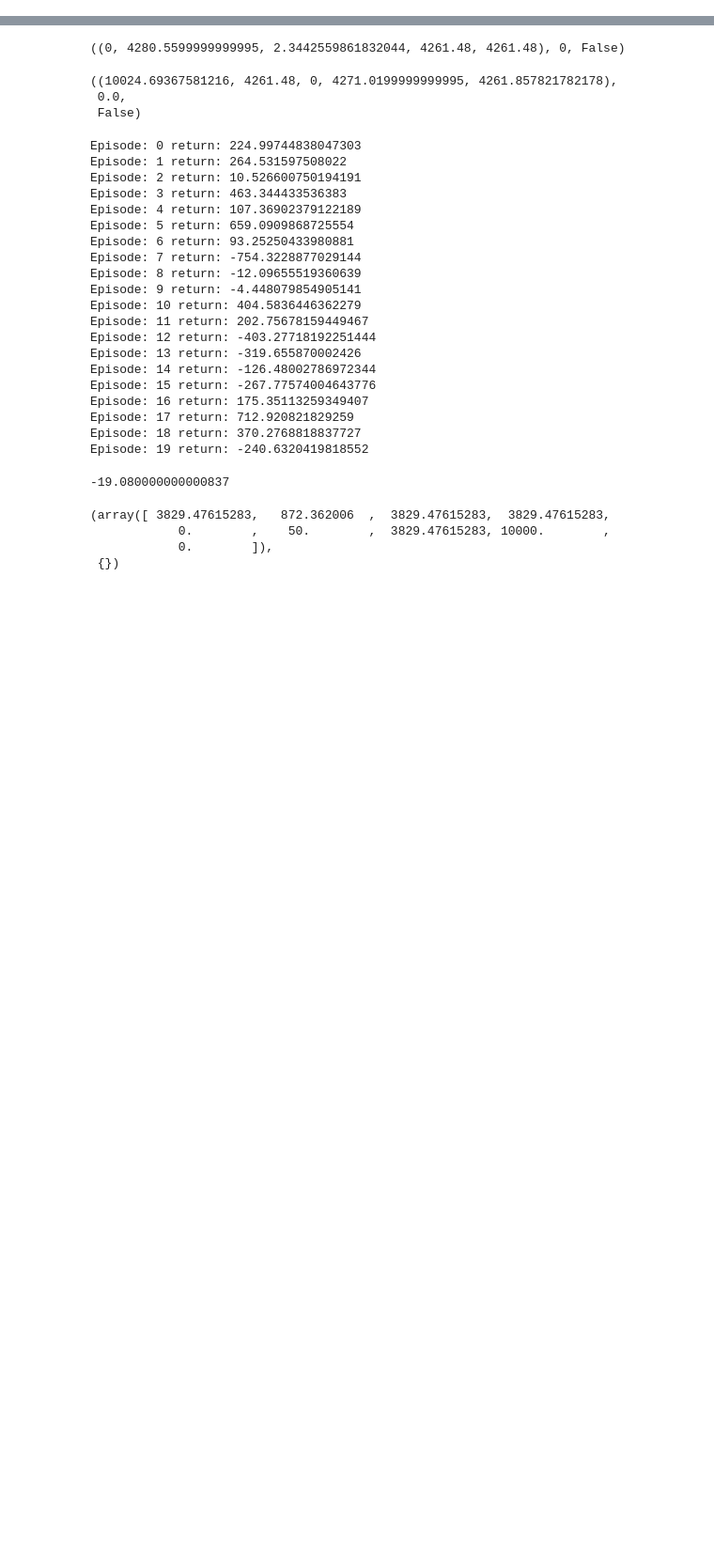
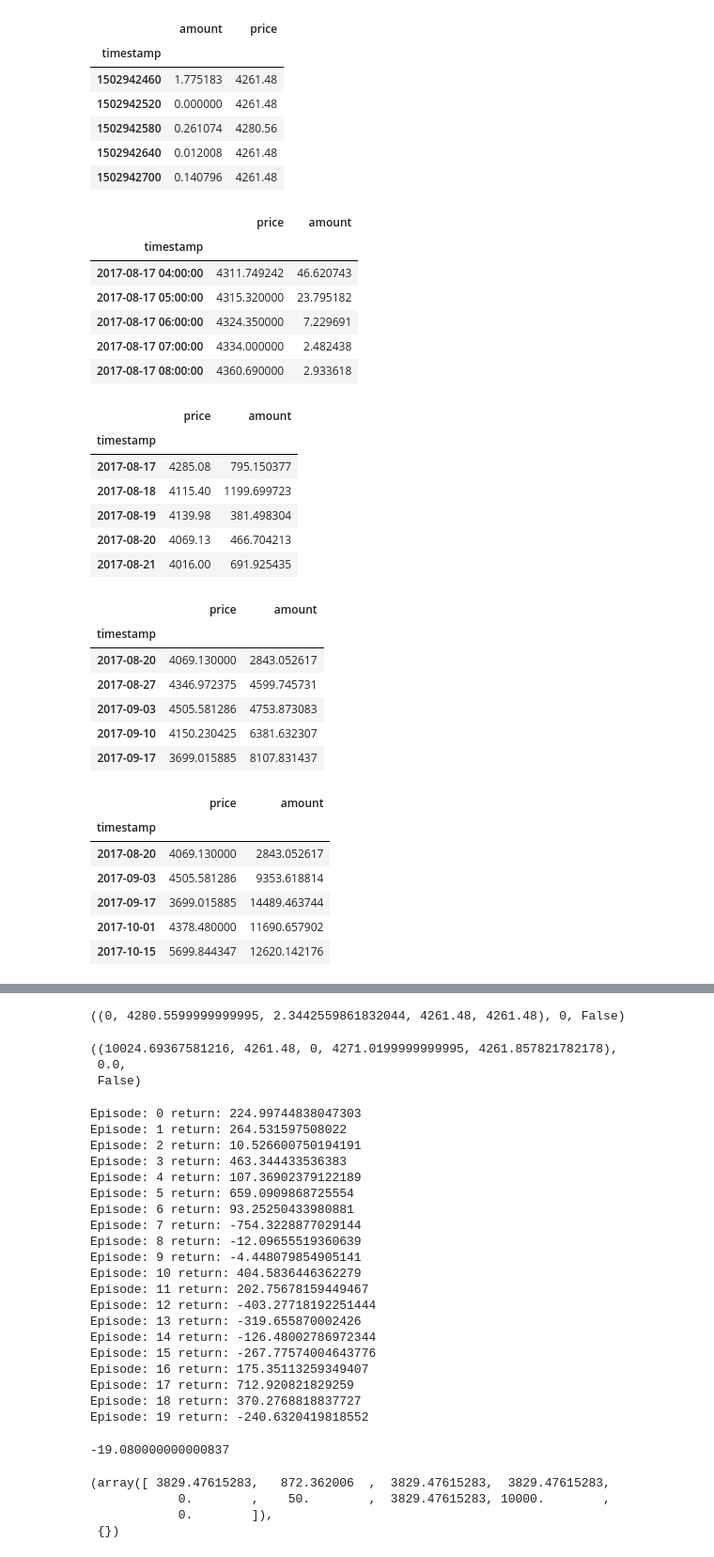
Before and after one commit to Fassty/diploma-thesis, a Jupyter notebook: notebooks/simple_rl_env_testing.ipynb, the cells around one changed output, grey strips where cells are left out. Shown: that part at 94% size. Saved outputs shown, nothing was run; the diff lists cells and outputs as text; code cells hidden in the pictures; blank space fills up the shorter version.

```diff
--- a/notebooks/simple_rl_env_testing.ipynb
+++ b/notebooks/simple_rl_env_testing.ipynb
@@ -17,0 +16,62 @@ state, done = env.reset()
+# %%
+exchange_data = pd.read_hdf('../data/binance_BTC_USDT.h5')
+exchange_data.sort_index(inplace=True)
+exchange_data = exchange_data[~exchange_data.index.duplicated(keep='first')]
+exchange_data = exchange_data.reindex(np.arange(exchange_data.index[0], exchange_data.index[-1] + 1, 60))
+exchange_data['price'] = exchange_data['price'].ffill()
+exchange_data['amount'] = exchange_data['amount'].fillna(value=0)
+
+display(exchange_data.head(5))
+
+exchange_data.index = pd.to_datetime(exchange_data.index * 1e9)
+price_data_1m = exchange_data['price'].to_numpy()
+volume_data_1m = exchange_data['amount'].to_numpy()
+
+agg_mapping = {'price': 'last', 'amount': 'sum'}
+hourly_data = exchange_data.groupby(pd.Grouper(freq='1h')).agg(agg_mapping)
+daily_data = exchange_data.groupby(pd.Grouper(freq='1d')).agg(agg_mapping)
+weekly_data = exchange_data.groupby(pd.Grouper(freq='1w')).agg(agg_mapping)
+biweekly_data = exchange_data.groupby(pd.Grouper(freq='2w')).agg(agg_mapping)
+monthly_data = exchange_data.groupby(pd.Grouper(freq='1M')).agg(agg_mapping)
+
+display(hourly_data.head(5))
+display(daily_data.head(5))
+display(weekly_data.head(5))
+display(biweekly_data.head(5))
+display(monthly_data.head(5))
+# %% [output]
+|  | amount | price |
+| timestamp |  |  |
+| 1502942460 | 1.775183 | 4261.48 |
+| 1502942520 | 0.000000 | 4261.48 |
+| 1502942580 | 0.261074 | 4280.56 |
+| 1502942640 | 0.012008 | 4261.48 |
+| 1502942700 | 0.140796 | 4261.48 |
+|  | price | amount |
+| timestamp |  |  |
+| 2017-08-17 04:00:00 | 4311.749242 | 46.620743 |
+| 2017-08-17 05:00:00 | 4315.320000 | 23.795182 |
+| 2017-08-17 06:00:00 | 4324.350000 | 7.229691 |
+| 2017-08-17 07:00:00 | 4334.000000 | 2.482438 |
+| 2017-08-17 08:00:00 | 4360.690000 | 2.933618 |
+|  | price | amount |
+| timestamp |  |  |
+| 2017-08-17 | 4285.08 | 795.150377 |
+| 2017-08-18 | 4115.40 | 1199.699723 |
+| 2017-08-19 | 4139.98 | 381.498304 |
+| 2017-08-20 | 4069.13 | 466.704213 |
+| 2017-08-21 | 4016.00 | 691.925435 |
+|  | price | amount |
+| timestamp |  |  |
+| 2017-08-20 | 4069.130000 | 2843.052617 |
+| 2017-08-27 | 4346.972375 | 4599.745731 |
+| 2017-09-03 | 4505.581286 | 4753.873083 |
+| 2017-09-10 | 4150.230425 | 6381.632307 |
+| 2017-09-17 | 3699.015885 | 8107.831437 |
+|  | price | amount |
+| timestamp |  |  |
+| 2017-08-20 | 4069.130000 | 2843.052617 |
+| 2017-09-03 | 4505.581286 | 9353.618814 |
+| 2017-09-17 | 3699.015885 | 14489.463744 |
+| 2017-10-01 | 4378.480000 | 11690.657902 |
+| 2017-10-15 | 5699.844347 | 12620.142176 |
```
Also changed, not shown: parts of 17 cells of this notebook, 1 other file.
